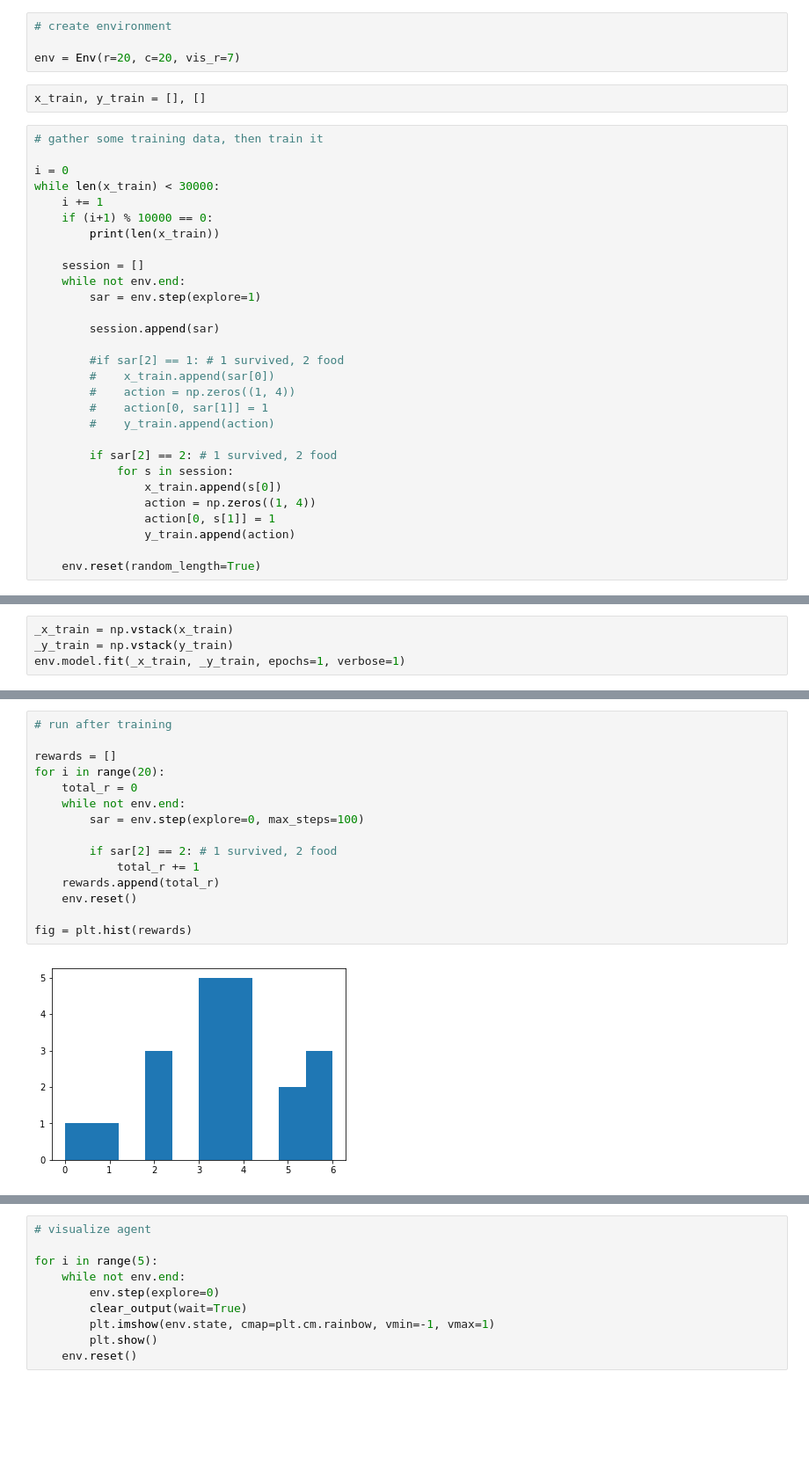
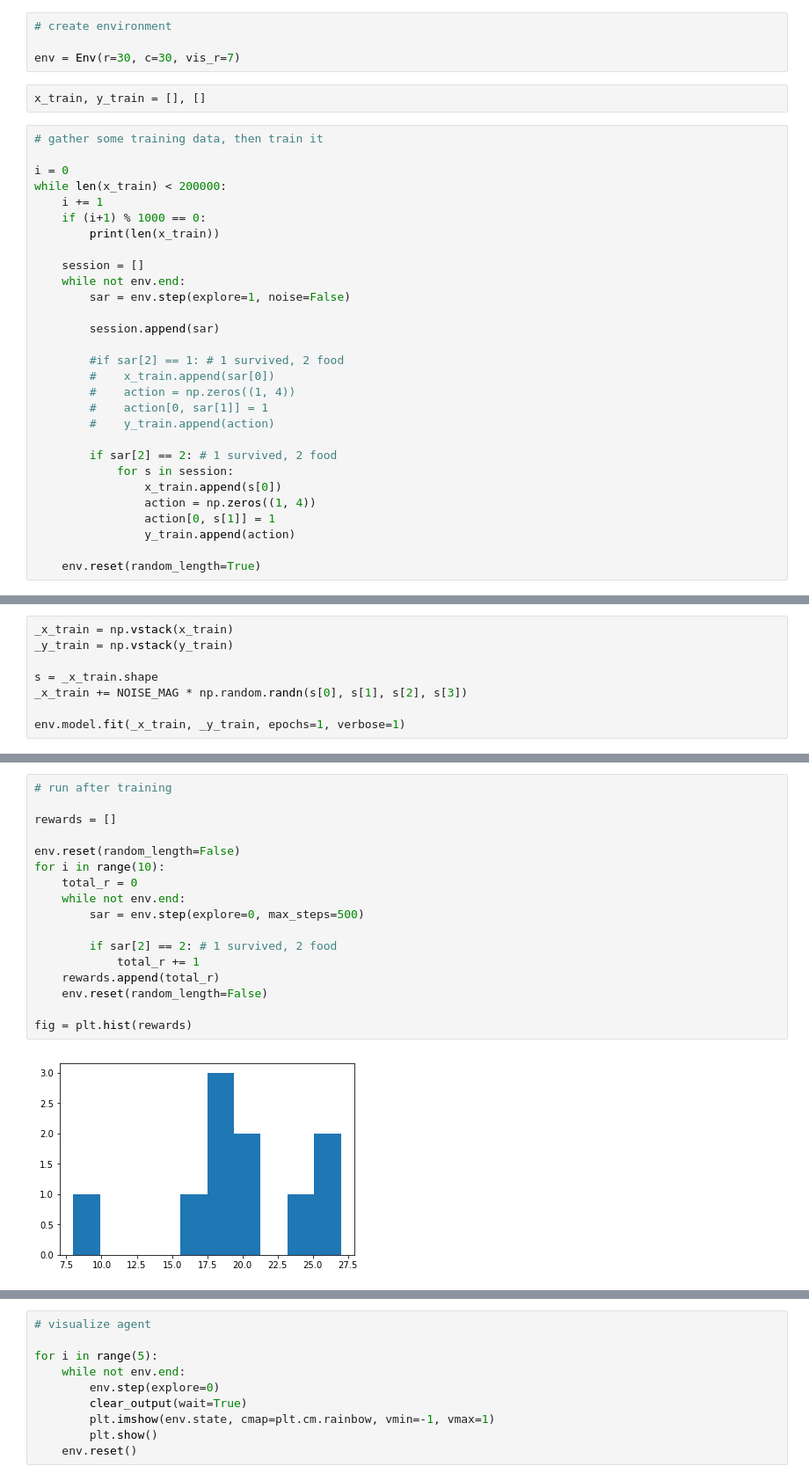
Before and after one commit to JonComo/snake, a Jupyter notebook: snake.ipynb, the cells around one changed output, grey strips where cells are left out. Shown at 88% size. Drawn from its saved outputs; the diff is of its cells as text; blank space fills up the shorter version.

```diff
--- a/snake.ipynb
+++ b/snake.ipynb
@@ -171,21 +203,21 @@ class Env(object):
 # %%
 # create environment
 
-env = Env(r=20, c=20, vis_r=7)
+env = Env(r=30, c=30, vis_r=7)
 # %%
 x_train, y_train = [], []
 # %%
 # gather some training data, then train it
 
 i = 0
-while len(x_train) < 30000:
+while len(x_train) < 200000:
     i += 1
-    if (i+1) % 10000 == 0:
+    if (i+1) % 1000 == 0:
         print(len(x_train))
 
     session = []
     while not env.end:
-        sar = env.step(explore=1)
+        sar = env.step(explore=1, noise=False)
 
         session.append(sar)
 
@@ -212,6 +262,10 @@ fig = plt.imshow(img)
 # %%
 _x_train = np.vstack(x_train)
 _y_train = np.vstack(y_train)
+
+s = _x_train.shape
+_x_train += NOISE_MAG * np.random.randn(s[0], s[1], s[2], s[3])
+
 env.model.fit(_x_train, _y_train, epochs=1, verbose=1)
 # %% [output]
 Epoch 1/1
@@ -220,19 +274,21 @@ Epoch 1/1
 # %%
 # run after training
 
 rewards = []
-for i in range(20):
+
+env.reset(random_length=False)
+for i in range(10):
     total_r = 0
     while not env.end:
-        sar = env.step(explore=0, max_steps=100)
+        sar = env.step(explore=0, max_steps=500)
 
         if sar[2] == 2: # 1 survived, 2 food
             total_r += 1
     rewards.append(total_r)
-    env.reset()
+    env.reset(random_length=False)
 
 fig = plt.hist(rewards)
 # %% [output]
-[figure, old version]
+[figure, new version]
 # %%
 # visualize pyglet
```
Also changed, not shown: parts of 5 cells of this notebook, 1 other file.
